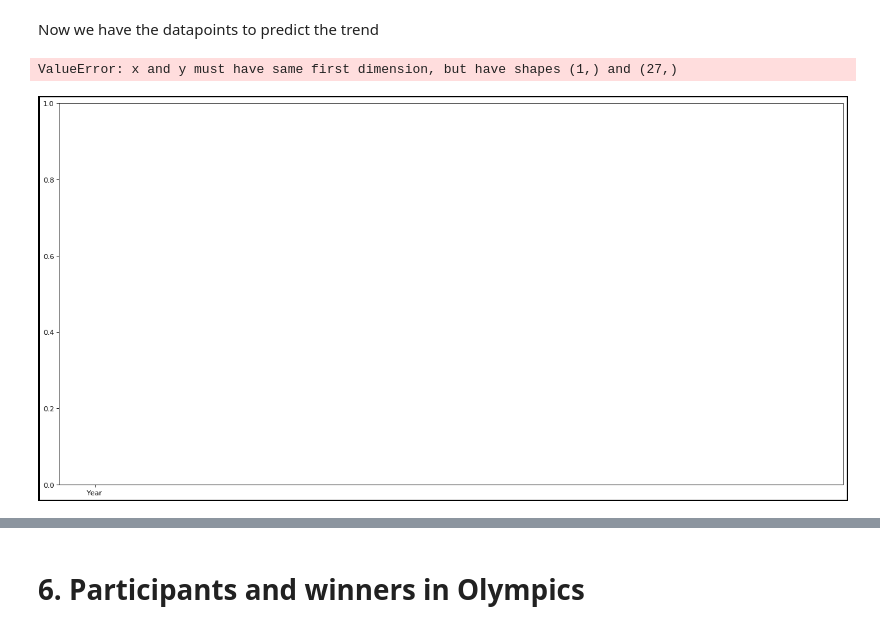
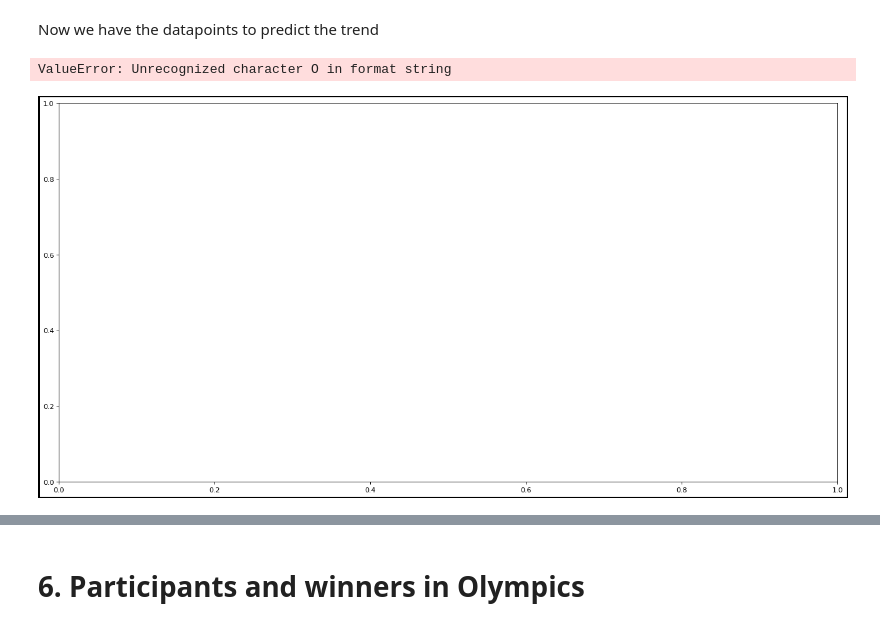
Before and after one commit to akash16dhotre/01_Olympics_Dataset_EDA, a Jupyter notebook: Olympic game EAD.ipynb, the cells around one changed output, grey strips where cells are left out. Cells and saved outputs as stored; diff of their text form; code cells hidden in the pictures.

```diff
--- a/Olympic game EAD.ipynb
+++ b/Olympic game EAD.ipynb
@@ -402,25 +430,25 @@ all_stats.head()
 Now we have the datapoints to predict the trend
 # %%
 #Defining size, background color, edge color, resolution of the plot
-fig = plt.figure(num=None, figsize=(20,10), dpi=80, facecolor='w', edgecolor='black',linewidth=3)
+line_graph = plt.figure(num=None, figsize=(20,10), dpi=80, facecolor='w', edgecolor='black', linewidth=3)
 
-#Plotting X axis as Year and Y axes as competition indices
-plt.plot( 'Year', 'Total Competition', data=all_stats, marker='o', markerfacecolor='blue', markersize=8, color='skyblue', linewidth=4)
-plt.plot( 'Year', 'Male competition index', data=all_stats, marker='', color='olive', linewidth=2)
-plt.plot( 'Year', 'Female competition index', data=all_stats, marker='', color='r', linewidth=2,  label="Female competition index")
+#Plotting X axis as Year and Y axis as competition indices
+plt.plot('Year', 'Overall Competiton Index', data=all_stats, marker='o', markerfacecolor='blue', markersize=8, color='skyblue', linewidth=4)
+plt.plot('Year', 'Male Competition Index', data=all_stats, marker='', color='olive', linewidth=2)
+plt.plot('Year', 'Female Competition Index', data=all_stats, marker='', color='red', linewidth=2)
 
-#Defining scale on X and Y axis
+#Defining scale on X and Y axes
 plt.xticks(np.arange(1896, 2015, 4))
-plt.yticks(np.arange(0,1,0.05))
+plt.yticks(np.arange(0, 1, 0.05))
 
 #Fine tuning legends and axis labels
-plt.legend(prop={'size': 16})
+plt.legend(prop={'size':16})
 plt.xlabel("Year")
 plt.ylabel("Competition index")
 plt.show()
 
 #Saving generated plot as JPG image
-#fig.savefig('test.jpg')
+#line_graph.savefig('test.jpg')
 # %% [output]
-ValueError: x and y must have same first dimension, but have shapes (1,) and (27,)
+ValueError: Unrecognized character O in format string
-[figure, old version]
+[figure, new version]
```
Also changed, not shown: parts of 22 cells of this notebook.
